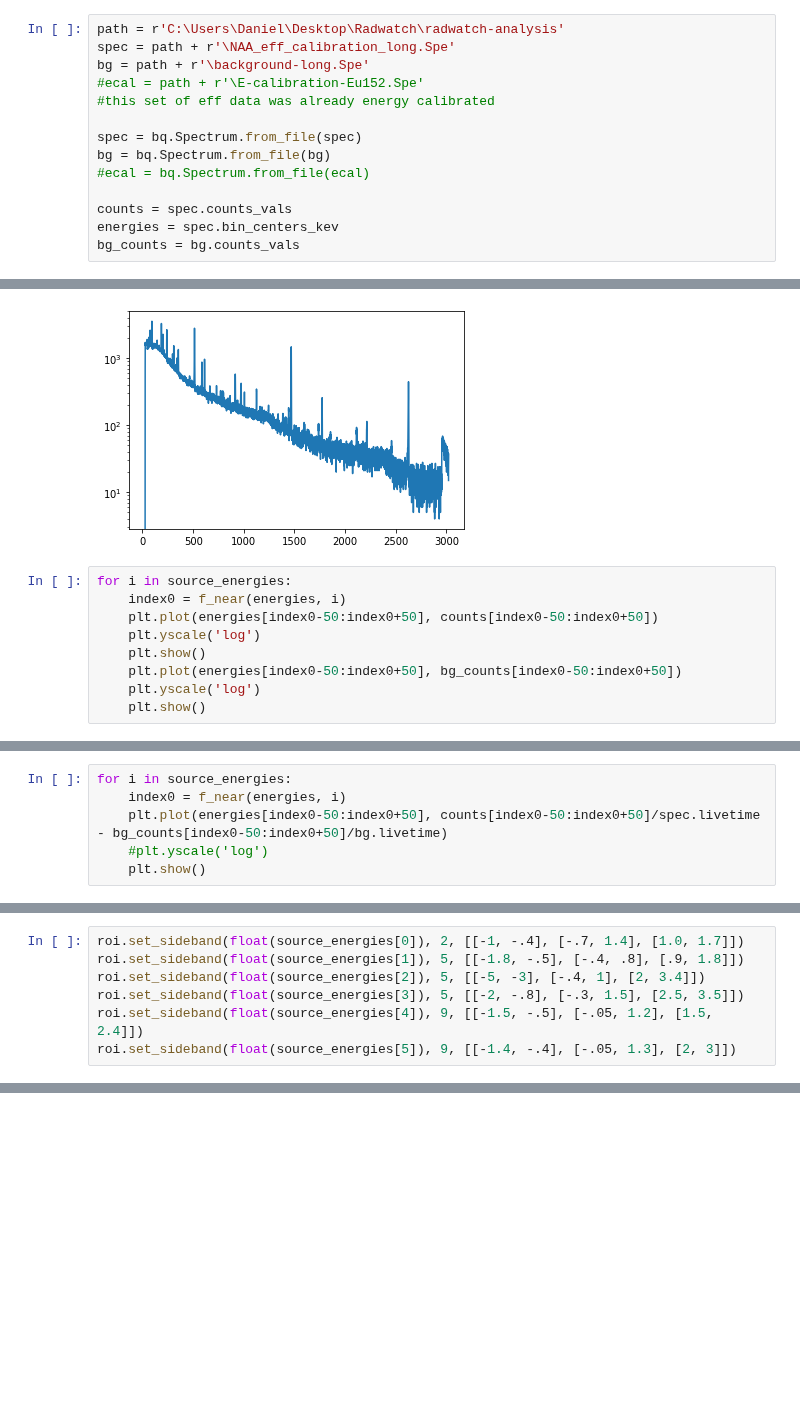
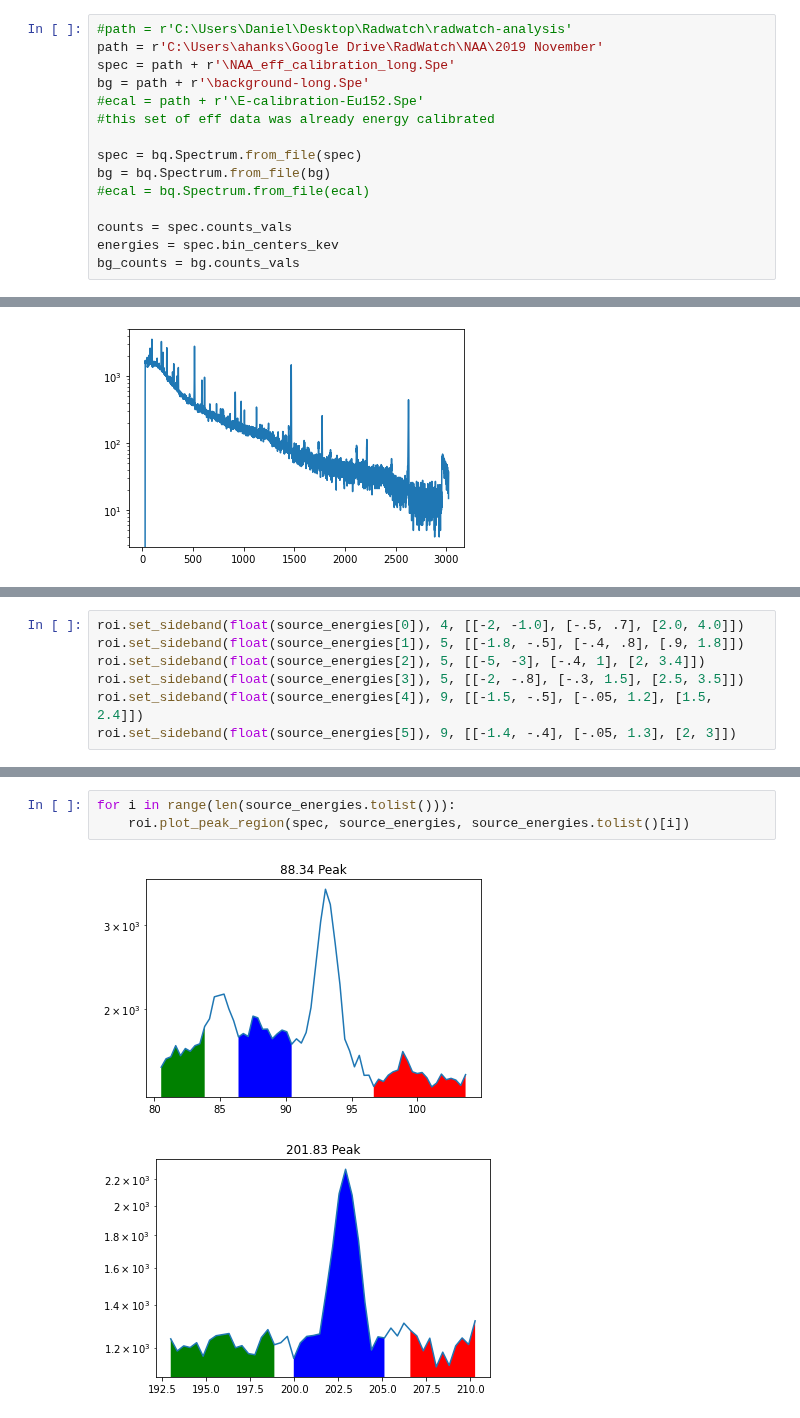
Before and after one commit to bearing/radwatch-analysis, a Jupyter notebook: NAA/Updated Eff Cal for F19 Fish.ipynb, the cells around one changed output, grey strips where cells are left out. Cells and saved outputs as stored; diff of their text form; blank space fills up the shorter version.

```diff
--- a/NAA/Updated Eff Cal for F19 Fish.ipynb
+++ b/NAA/Updated Eff Cal for F19 Fish.ipynb
@@ -120,5 +21,6 @@ def plot_calibrator(cal):
 # %%
-path = r'C:\Users\Daniel\Desktop\Radwatch\radwatch-analysis'
+#path = r'C:\Users\Daniel\Desktop\Radwatch\radwatch-analysis'
+path = r'C:\Users\ahanks\Google Drive\RadWatch\NAA\2019 November'
 spec = path + r'\NAA_eff_calibration_long.Spe'
 bg = path + r'\background-long.Spe'
 #ecal = path + r'\E-calibration-Eu152.Spe'
@@ -178,12 +80,3 @@ plt.plot(energies,counts)
 plt.yscale('log')
 # %% [output]
 [figure]
-# %%
-for i in source_energies:
-    index0 = f_near(energies, i)
-    plt.plot(energies[index0-50:index0+50], counts[index0-50:index0+50])
-    plt.yscale('log')
-    plt.show()
-    plt.plot(energies[index0-50:index0+50], bg_counts[index0-50:index0+50])
-    plt.yscale('log')
-    plt.show()
@@ -203,6 +82,0 @@ for i in source_energies:
-# %%
-for i in source_energies:
-    index0 = f_near(energies, i)
-    plt.plot(energies[index0-50:index0+50], counts[index0-50:index0+50]/spec.livetime - bg_counts[index0-50:index0+50]/bg.livetime)
-    #plt.yscale('log')
-    plt.show()
@@ -216,5 +83,5 @@ for i in source_energies:
 # %%
-roi.set_sideband(float(source_energies[0]), 2, [[-1, -.4], [-.7, 1.4], [1.0, 1.7]])
+roi.set_sideband(float(source_energies[0]), 4, [[-2, -1.0], [-.5, .7], [2.0, 4.0]])
 roi.set_sideband(float(source_energies[1]), 5, [[-1.8, -.5], [-.4, .8], [.9, 1.8]])
 roi.set_sideband(float(source_energies[2]), 5, [[-5, -3], [-.4, 1], [2, 3.4]])
 roi.set_sideband(float(source_energies[3]), 5, [[-2, -.8], [-.3, 1.5], [2.5, 3.5]])
@@ -236,0 +92,6 @@ plot_peak_region(roi, spec, source_energies, float(source_energies[5]))
+# %%
+for i in range(len(source_energies.tolist())):
+    roi.plot_peak_region(spec, source_energies, source_energies.tolist()[i])
+# %% [output]
+[figure, added]
+[figure, added]
```
Also changed, not shown: parts of 18 cells of this notebook, 5 other files.
